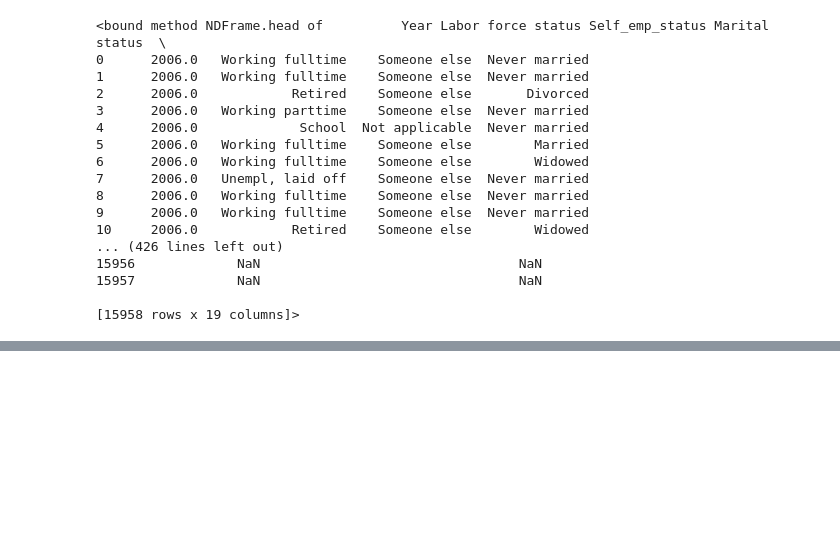
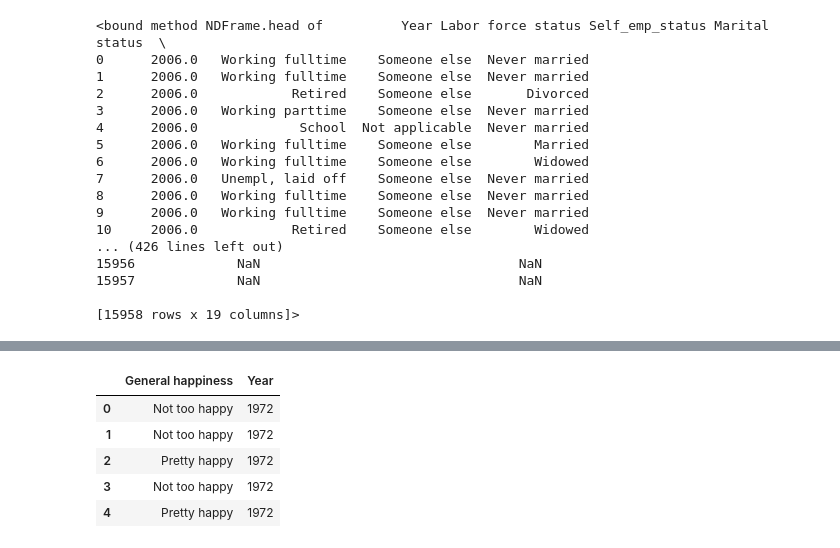
Before and after one commit to ppoojita/ClassProject-, a Jupyter notebook: Script_DataExtract.ipynb, the cells around one changed output, grey strips where cells are left out. Cells and saved outputs as stored; diff of their text form; code cells hidden in the pictures; blank space fills up the shorter version.

```diff
--- a/Script_DataExtract.ipynb
+++ b/Script_DataExtract.ipynb
@@ -156,0 +104,17 @@ df_phy
+# %%
+csv_path = os.path.join('..','ClassProject-', 'Happiness1972-2016.csv')
+Happiness_df = pd.read_csv(csv_path)
+
+
+
+Happiness_df=Happiness_df.rename(columns={'Gss year for this respondent                       ': 'Year',
+                         'General hapiness' : 'Happiness_Measure'})
+
+Happiness_df.head()
+# %% [output]
+|  | General happiness | Year |
+| 0 | Not too happy | 1972 |
+| 1 | Not too happy | 1972 |
+| 2 | Pretty happy | 1972 |
+| 3 | Not too happy | 1972 |
+| 4 | Pretty happy | 1972 |
```
Also changed, not shown: parts of 8 cells of this notebook.
